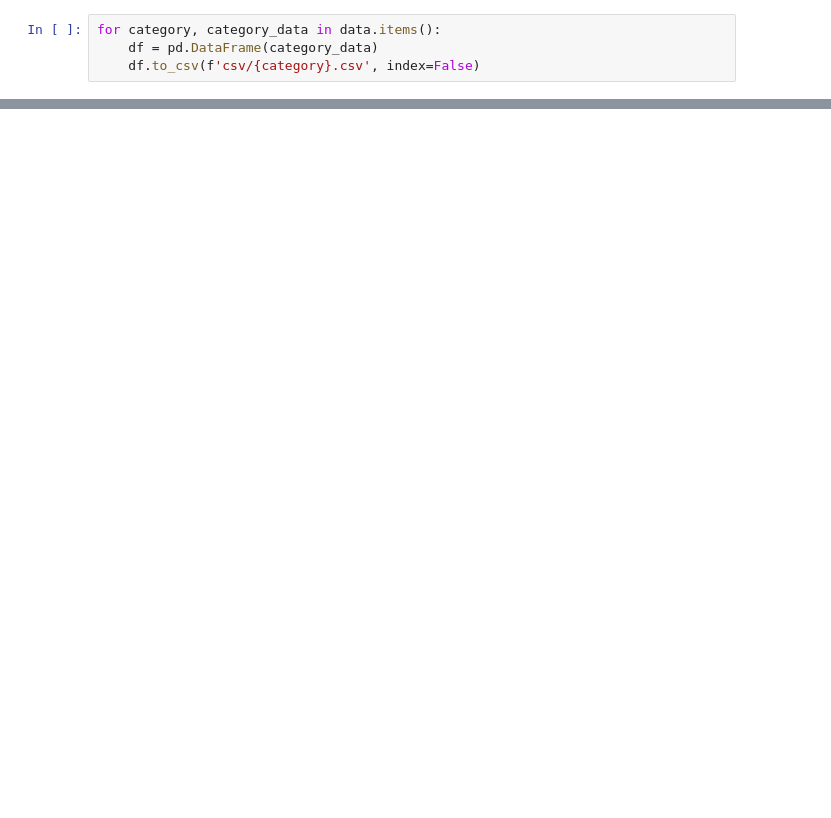
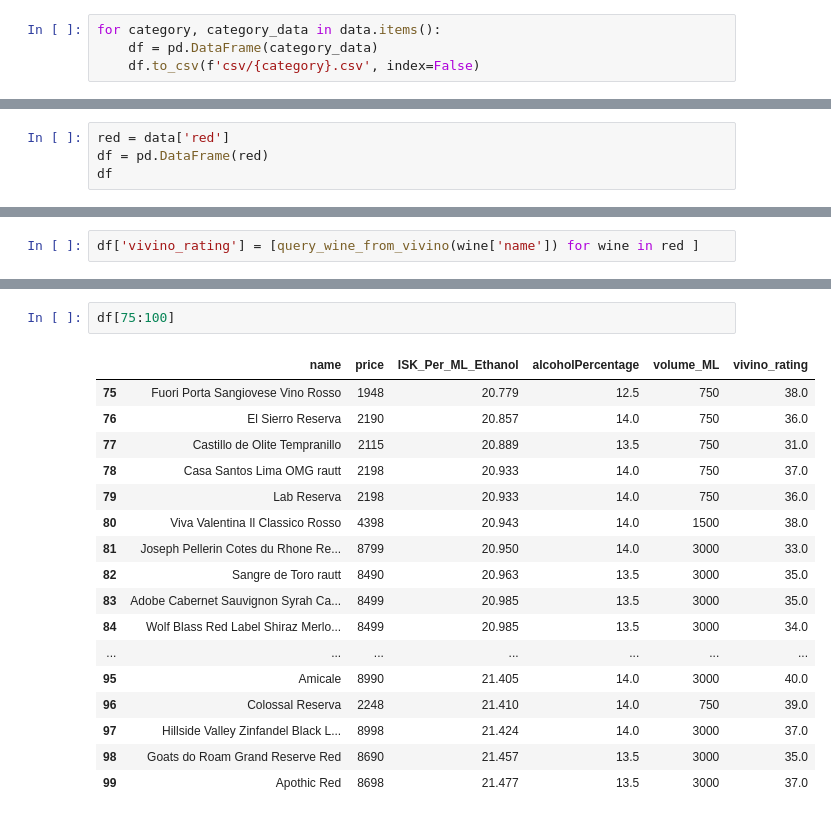
Before and after one commit to ivamtra/Vinbudin, a Jupyter notebook: notebook.ipynb, the cells around one changed output, grey strips where cells are left out. Cells and saved outputs as stored; diff of their text form; blank space fills up the shorter version.

Commit message:
greining a rauðvini m.t.t. vivino

```diff
--- a/notebook.ipynb
+++ b/notebook.ipynb
@@ -46,0 +24,4 @@ for category, category_data in data.items():
+# %%
+red = data['red']
+df = pd.DataFrame(red)
+df
@@ -46,0 +46,2 @@ for category, category_data in data.items():
+# %%
+df['vivino_rating'] = [query_wine_from_vivino(wine['name']) for wine in red ]
@@ -46,0 +114,20 @@ for category, category_data in data.items():
+# %%
+df[75:100]
+# %% [output]
+|  | name | price | ISK_Per_ML_Ethanol | alcoholPercentage | volume_ML | vivino_rating |
+| 75 | Fuori Porta Sangiovese Vino Rosso | 1948 | 20.779 | 12.5 | 750 | 38.0 |
+| 76 | El Sierro Reserva | 2190 | 20.857 | 14.0 | 750 | 36.0 |
+| 77 | Castillo de Olite Tempranillo | 2115 | 20.889 | 13.5 | 750 | 31.0 |
+| 78 | Casa Santos Lima OMG rautt | 2198 | 20.933 | 14.0 | 750 | 37.0 |
+| 79 | Lab Reserva | 2198 | 20.933 | 14.0 | 750 | 36.0 |
+| 80 | Viva Valentina Il Classico Rosso | 4398 | 20.943 | 14.0 | 1500 | 38.0 |
+| 81 | Joseph Pellerin Cotes du Rhone Re... | 8799 | 20.950 | 14.0 | 3000 | 33.0 |
+| 82 | Sangre de Toro rautt | 8490 | 20.963 | 13.5 | 3000 | 35.0 |
+| 83 | Adobe Cabernet Sauvignon Syrah Ca... | 8499 | 20.985 | 13.5 | 3000 | 35.0 |
+| 84 | Wolf Blass Red Label Shiraz Merlo... | 8499 | 20.985 | 13.5 | 3000 | 34.0 |
+| ... | ... | ... | ... | ... | ... | ... |
+| 95 | Amicale | 8990 | 21.405 | 14.0 | 3000 | 40.0 |
+| 96 | Colossal Reserva | 2248 | 21.410 | 14.0 | 750 | 39.0 |
+| 97 | Hillside Valley Zinfandel Black L... | 8998 | 21.424 | 14.0 | 3000 | 37.0 |
+| 98 | Goats do Roam Grand Reserve Red | 8690 | 21.457 | 13.5 | 3000 | 35.0 |
+| 99 | Apothic Red | 8698 | 21.477 | 13.5 | 3000 | 37.0 |
```
Also changed, not shown: parts of 12 cells of this notebook, 2 other files.
